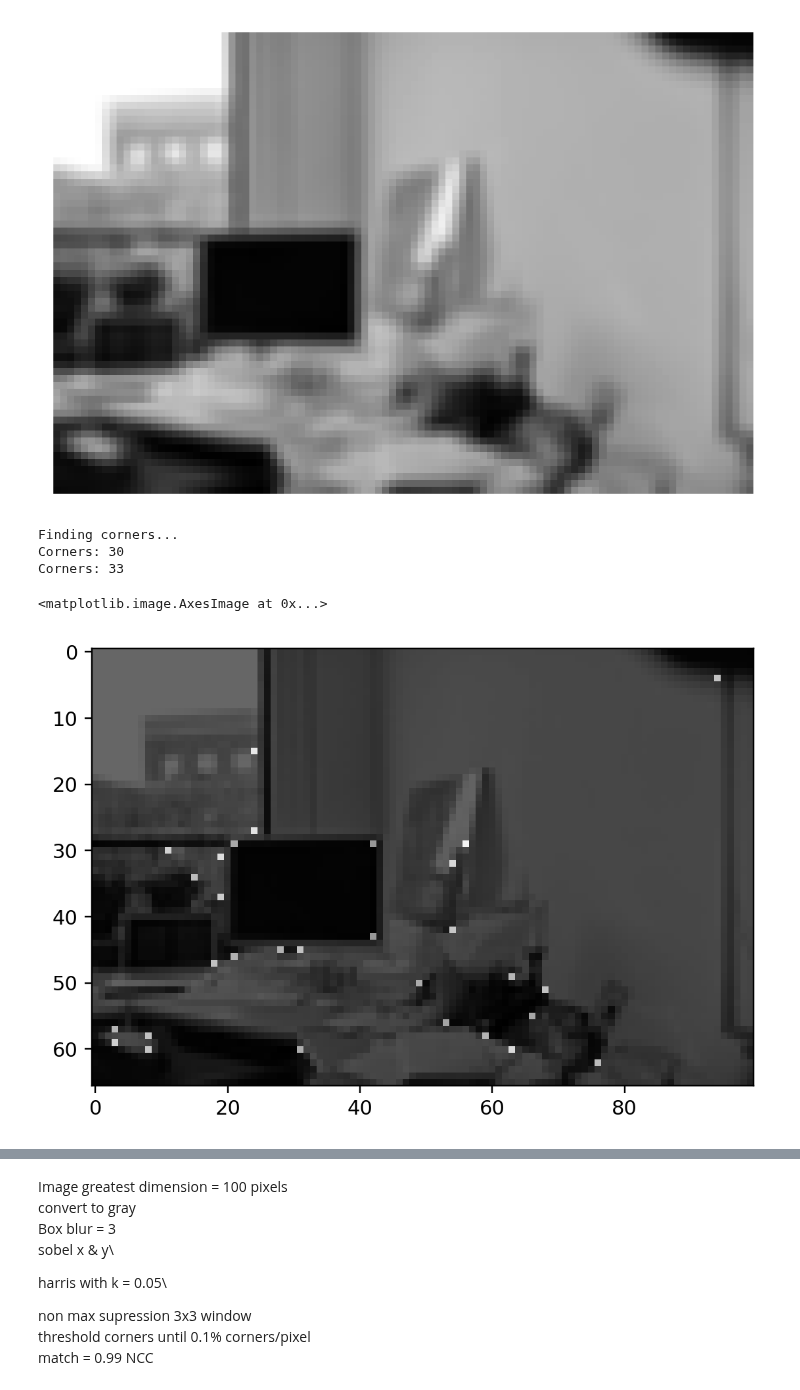
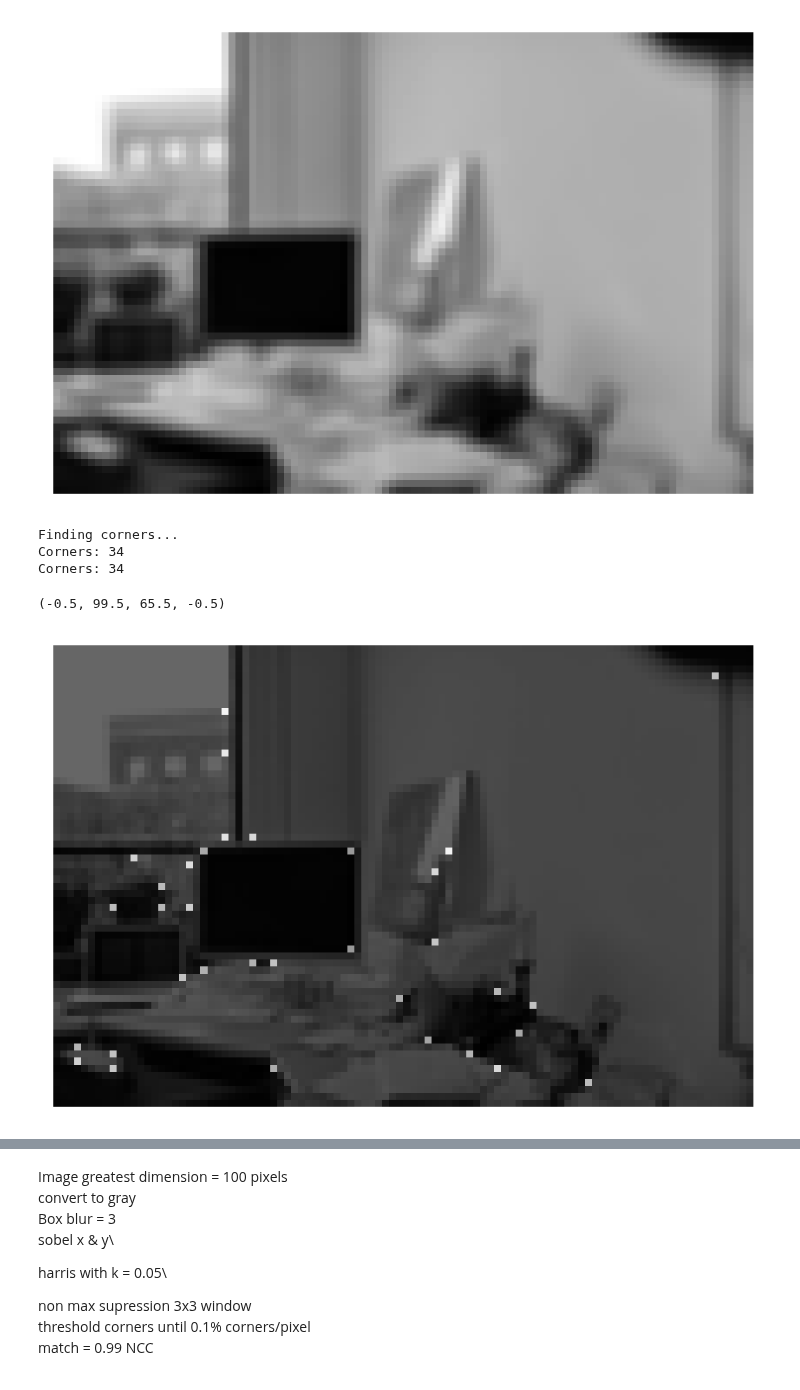
Before and after one commit to Tsmorz/computer-vision, a Jupyter notebook: Project 2/HarrisCorners.ipynb, the cells around one changed output, grey strips where cells are left out. Drawn from its saved outputs; the diff is of its cells as text; code cells hidden in the pictures.

Commit message:
images for report

```diff
--- a/Project 2/HarrisCorners.ipynb
+++ b/Project 2/HarrisCorners.ipynb
@@ -153,8 +153,8 @@ def reducedHarris(image,width):
 
     threshold = 1.0
     ratio = 1001
-    while ratio >= 1000:
-        threshold = 0.1*threshold
+    while ratio >= 200:
+        threshold = 0.9*threshold
 
         corners = HarrisCorner(image,threshold,width)
         # Number of corners
@@ -306,14 +306,15 @@ corners1 = reducedHarris(im1,width)
 corners2 = reducedHarris(im2,width)
 # %% [output]
 Finding corners...
-Corners: 30
-Corners: 33
+Corners: 34
+Corners: 34
 # %%
 plt.imshow(gray1,cmap='gray')
 plt.imshow(corners1>0,alpha=0.6,cmap='gray')
+plt.axis('off')
 # %% [output]
-<matplotlib.image.AxesImage at 0x...>
+(-0.5, 99.5, 65.5, -0.5)
-[figure, old version]
+[figure, new version]
 # %%
 
 # Find matches
```
Also changed, not shown: parts of 2 cells of this notebook.
